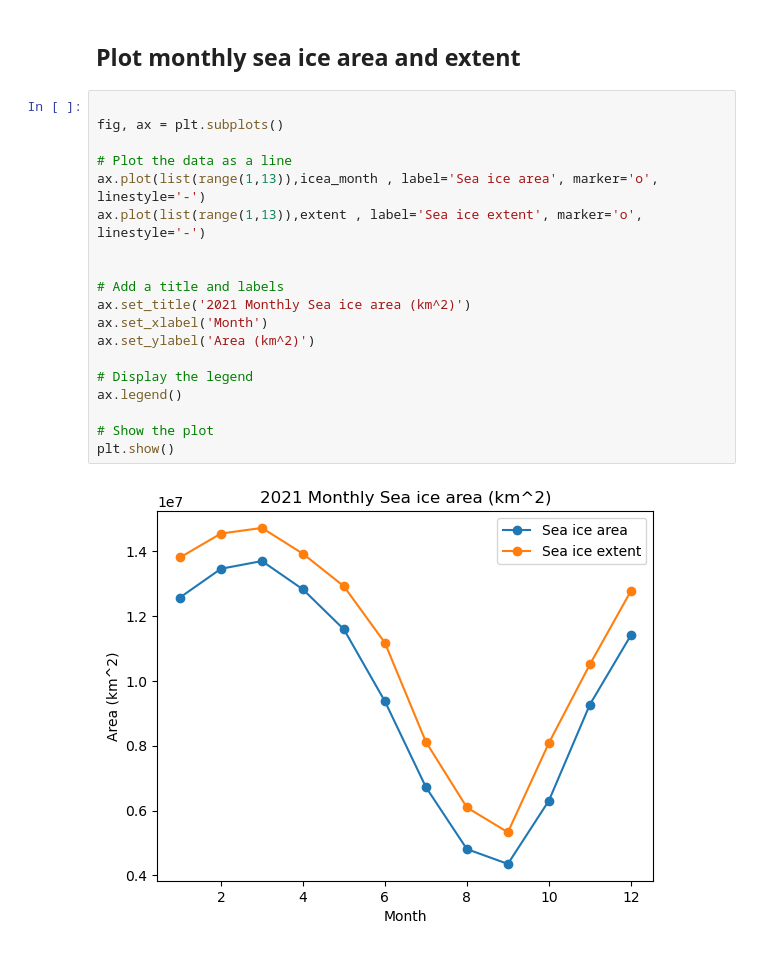
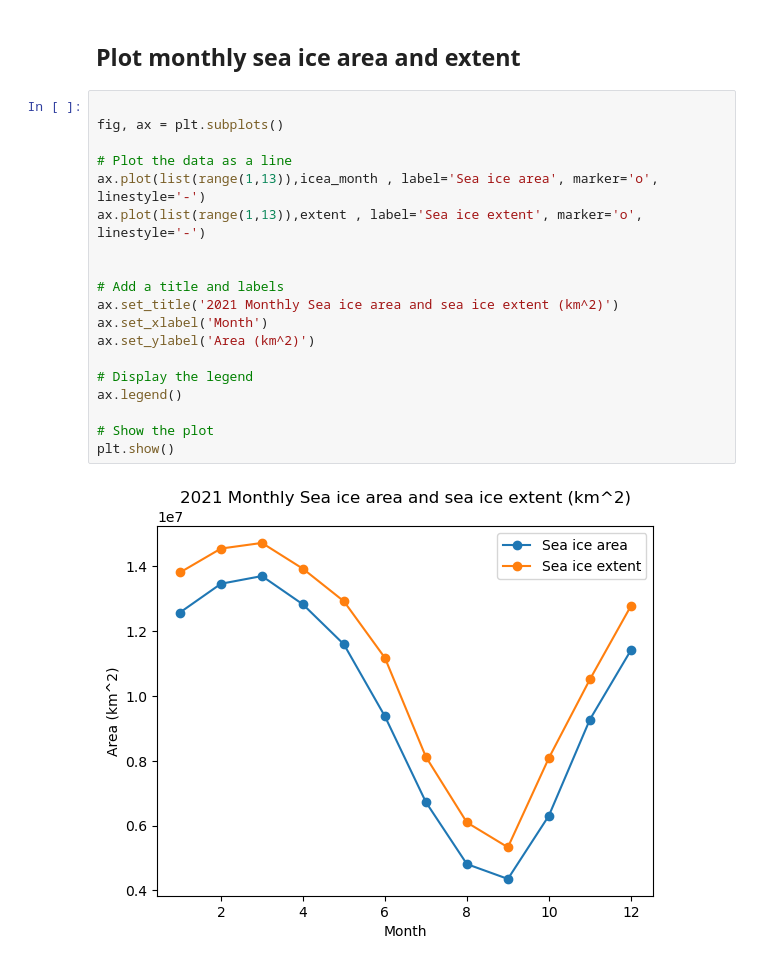
Before and after one commit to polarwatch/code-gallery, a Jupyter notebook: calculating-seaice-extent/Python/calculating-sea-ice-extent.ipynb, the cells around one changed output. Saved outputs shown, nothing was run; the diff lists cells and outputs as text.

```diff
--- a/calculating-seaice-extent/Python/calculating-sea-ice-extent.ipynb
+++ b/calculating-seaice-extent/Python/calculating-sea-ice-extent.ipynb
@@ -195,21 +192,21 @@ Coordinates:
 # %%
 
 fig, ax = plt.subplots()
 
 # Plot the data as a line
 ax.plot(list(range(1,13)),icea_month , label='Sea ice area', marker='o', linestyle='-')
 ax.plot(list(range(1,13)),extent , label='Sea ice extent', marker='o', linestyle='-')
 
 
 # Add a title and labels
-ax.set_title('2021 Monthly Sea ice area (km^2)')
+ax.set_title('2021 Monthly Sea ice area and sea ice extent (km^2)')
 ax.set_xlabel('Month')
 ax.set_ylabel('Area (km^2)')
 
 # Display the legend
 ax.legend()
 
 # Show the plot
 plt.show()
 # %% [output]
-[figure, old version]
+[figure, new version]
```
Also changed, not shown: parts of 5 cells of this notebook, 1 other file.
